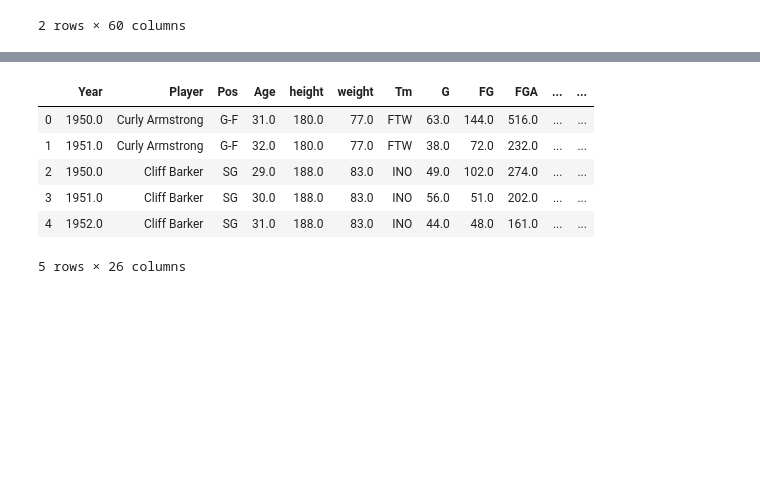
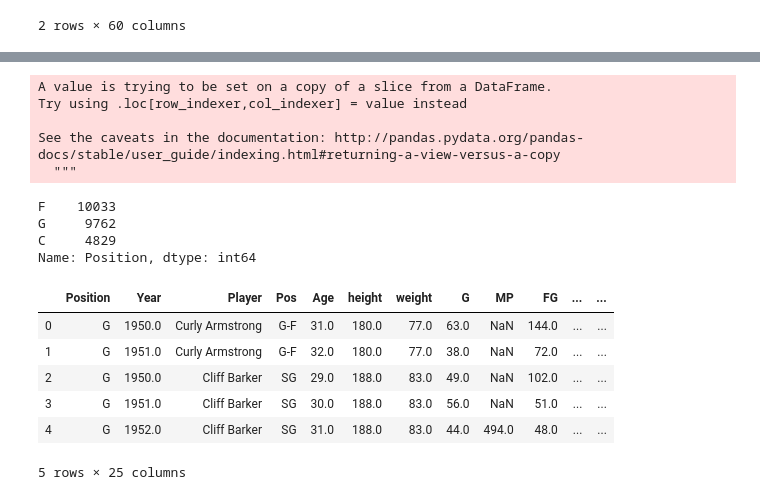
Before and after one commit to ErinMandell/Web-Design-Challenge, a Jupyter notebook: NBA_Seasons_Stats.ipynb, the cells around one changed output, grey strips where cells are left out. Saved outputs shown, nothing was run; the diff lists cells and outputs as text; code cells hidden in the pictures; blank space fills up the shorter version.

```diff
--- a/NBA_Seasons_Stats.ipynb
+++ b/NBA_Seasons_Stats.ipynb
@@ -32,0 +44,3 @@ join.tail(2)
+# %%
+position_df = join_df
+position_df.head(2)
@@ -32,0 +52,4 @@ join.tail(2)
+# %%
+position = position_df["Pos"]
+# %%
+position_df["Position"] = position
@@ -33 +72,20 @@ join.tail(2)
+# %%
+position_df['Position'] = position_df['Position'].replace({'G-F': 'G', 'SG': 'G', 'SF':'F', 'F-G':'F', 'F-C': 'F', \
+                                                          'PG':'G', 'PF':'F', 'C-F':'C', 'SF-SG':'F', 'PF-C':'F', \
+                                                          'C-PF':'C', 'SG-SF':'G', 'PF-SF':'F', 'SF-PF':'F', \
+                                                          'SG-PG':'G', 'SF-PG':'F', 'C-SF':'C', 'SG-PF':'G', \
+                                                           'PG-SG':'G', 'PG-SF':'G'})
+# %% [output]
+A value is trying to be set on a copy of a slice from a DataFrame.
+Try using .loc[row_indexer,col_indexer] = value instead
+
+See the caveats in the documentation: http://pandas.pydata.org/pandas-docs/stable/user_guide/indexing.html#returning-a-view-versus-a-copy
+  """
+# %%
+position_df["Position"].value_counts()
+# %% [output]
+F    10033
+G     9762
+C     4829
+Name: Position, dtype: int64
 # %%
@@ -35,12 +93,12 @@ join.columns
 # %%
-join_df = join[["Year","Player", "Pos", "Age", "height", "weight", "Tm", "G", "FG", "FGA", "FG%", "3P", "3PA", "3P%", "2P", \
-                "2PA", "2P%", "eFG%", "FT", "FTA", "FT%", "TRB", "PF", "PTS", "MP", "birth_state"]]
-join_df.head(5)
+position_df = position_df[["Position", "Year", "Player", "Pos", "Age", "height", "weight", "G", "MP", "FG",  "FGA", "FG%",\
+                          "PTS", "3P", "3PA", "3P%", "2P", "2PA", "2P%", "eFG%", "FT", "FTA", "FT%", "TRB", "PF"]]
+position_df.head()
 # %% [output]
-|  | Year | Player | Pos | Age | height | weight | Tm | G | FG | FGA | ... | ... |
-| 0 | 1950.0 | Curly Armstrong | G-F | 31.0 | 180.0 | 77.0 | FTW | 63.0 | 144.0 | 516.0 | ... | ... |
-| 1 | 1951.0 | Curly Armstrong | G-F | 32.0 | 180.0 | 77.0 | FTW | 38.0 | 72.0 | 232.0 | ... | ... |
-| 2 | 1950.0 | Cliff Barker | SG | 29.0 | 188.0 | 83.0 | INO | 49.0 | 102.0 | 274.0 | ... | ... |
-| 3 | 1951.0 | Cliff Barker | SG | 30.0 | 188.0 | 83.0 | INO | 56.0 | 51.0 | 202.0 | ... | ... |
-| 4 | 1952.0 | Cliff Barker | SG | 31.0 | 188.0 | 83.0 | INO | 44.0 | 48.0 | 161.0 | ... | ... |
+|  | Position | Year | Player | Pos | Age | height | weight | G | MP | FG | ... | ... |
+| 0 | G | 1950.0 | Curly Armstrong | G-F | 31.0 | 180.0 | 77.0 | 63.0 | NaN | 144.0 | ... | ... |
+| 1 | G | 1951.0 | Curly Armstrong | G-F | 32.0 | 180.0 | 77.0 | 38.0 | NaN | 72.0 | ... | ... |
+| 2 | G | 1950.0 | Cliff Barker | SG | 29.0 | 188.0 | 83.0 | 49.0 | NaN | 102.0 | ... | ... |
+| 3 | G | 1951.0 | Cliff Barker | SG | 30.0 | 188.0 | 83.0 | 56.0 | NaN | 51.0 | ... | ... |
+| 4 | G | 1952.0 | Cliff Barker | SG | 31.0 | 188.0 | 83.0 | 44.0 | 494.0 | 48.0 | ... | ... |
-5 rows × 26 columns
+5 rows × 25 columns
```
Also changed, not shown: parts of 18 cells of this notebook, 6 other files.
